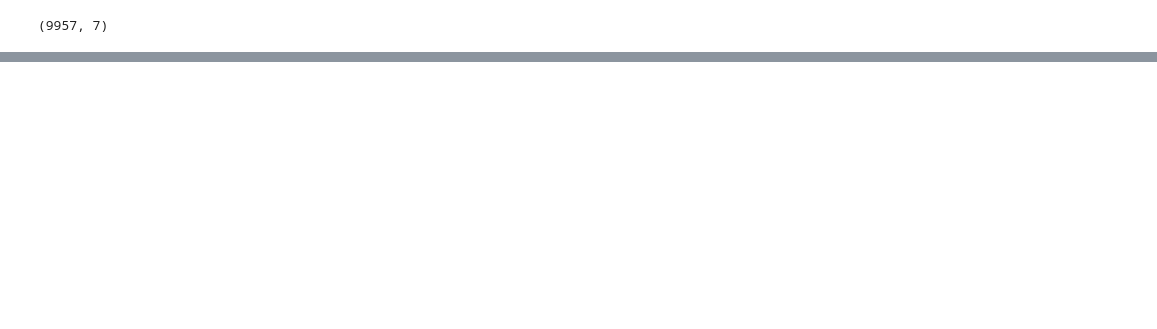
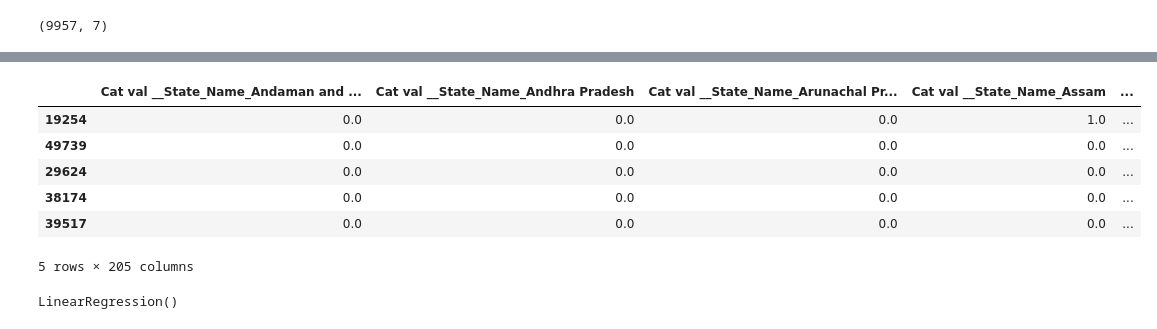
Before and after one commit to yashpawar-99/agripredict-ai, a Jupyter notebook: notebooks/crop_yeild_prediction.ipynb, the cells around one changed output, grey strips where cells are left out. Cells and saved outputs as stored; diff of their text form; code cells hidden in the pictures; blank space fills up the shorter version.

Commit message:
test a multiple model and check a rsme and mae score

```diff
--- a/notebooks/crop_yeild_prediction.ipynb
+++ b/notebooks/crop_yeild_prediction.ipynb
@@ -265,0 +275,16 @@ test_set.shape
+# %%
+#now saprate the catgorical value and numrical valueabs
+df_feature_cat = df_feature.drop(columns=["Temperature","Humidity"],axis= 1).columns.to_list()
+df_feature_num = df_feature.select_dtypes(include="number").columns.to_list()
+# %%
+from sklearn.pipeline import Pipeline
+from sklearn.preprocessing import OneHotEncoder
+from sklearn.preprocessing import StandardScaler
+
+cat_pipeline = Pipeline([
+        ("encoding",OneHotEncoder())
+])
+
+num_pipeline = Pipeline([
+        ("scaling",StandardScaler())
+])
@@ -265,0 +299,8 @@ test_set.shape
+# %%
+from sklearn.compose import ColumnTransformer
+
+final_pipeline = ColumnTransformer([
+        ("Cat val ",cat_pipeline,df_feature_cat),
+        ("num val", num_pipeline,df_feature_num)
+])
+final_pipeline
@@ -265,0 +317,23 @@ test_set.shape
+# %%
+prepared_df = final_pipeline.fit_transform(df_feature)
+# %%
+pd.DataFrame(prepared_df.toarray(),columns=final_pipeline.get_feature_names_out(),index=df_feature.index).head()
+# %% [output]
+|  | Cat val __State_Name_Andaman and ... | Cat val __State_Name_Andhra Pradesh | Cat val __State_Name_Arunachal Pr... | Cat val __State_Name_Assam | ... |
+| 19254 | 0.0 | 0.0 | 0.0 | 1.0 | ... |
+| 49739 | 0.0 | 0.0 | 0.0 | 0.0 | ... |
+| 29624 | 0.0 | 0.0 | 0.0 | 0.0 | ... |
+| 38174 | 0.0 | 0.0 | 0.0 | 0.0 | ... |
+| 39517 | 0.0 | 0.0 | 0.0 | 0.0 | ... |
+5 rows × 205 columns
+# %%
+#PIPELINE ARE DONE NOW TEST THE PROCESSED DATA WITH THE DIFFRENT MODEL
+from sklearn.linear_model import LinearRegression
+from sklearn.model_selection import cross_val_score
+from sklearn.metrics import mean_absolute_error
+from sklearn.metrics import r2_score
+
+lin_model = LinearRegression()
+lin_model.fit(prepared_df,df_label)
+# %% [output]
+LinearRegression()
```
Also changed, not shown: parts of 8 cells of this notebook.
